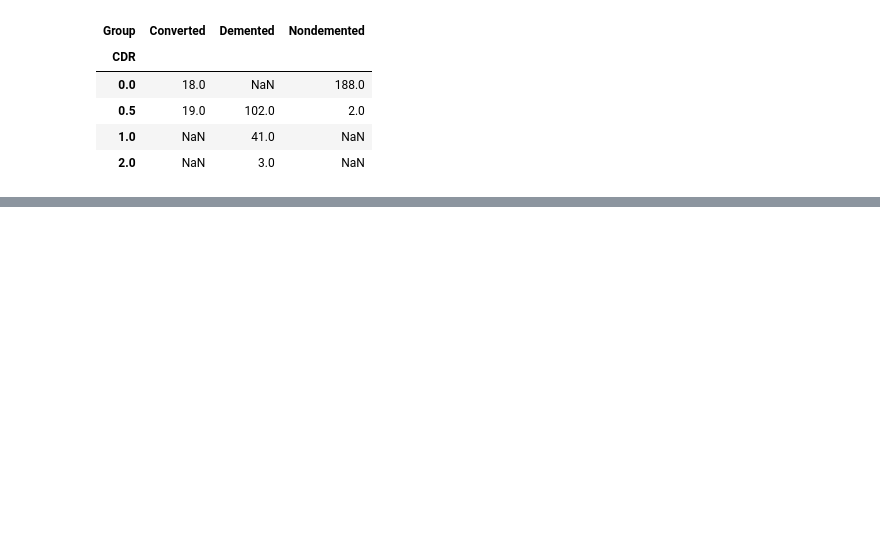
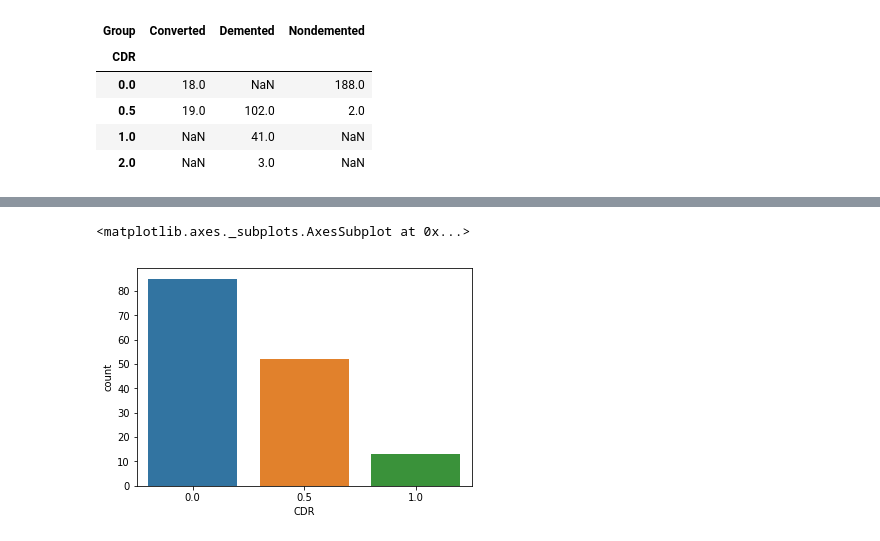
Before and after one commit to HHHuiyu/MRI-and-Alzheimers-BIOF509-FP-, a Jupyter notebook: BIOF509-FP-Huiyu.ipynb, the cells around one changed output, grey strips where cells are left out. Drawn from its saved outputs; the diff is of its cells as text; code cells hidden in the pictures; blank space fills up the shorter version.

```diff
--- a/BIOF509-FP-Huiyu.ipynb
+++ b/BIOF509-FP-Huiyu.ipynb
@@ -84,0 +90,5 @@ memory usage: 75.8+ KB
+# %%
+sns.countplot(x = 'CDR', data= df)
+# %% [output]
+<matplotlib.axes._subplots.AxesSubplot at 0x...>
+[figure, added]
```
Also changed, not shown: parts of 20 cells of this notebook.
